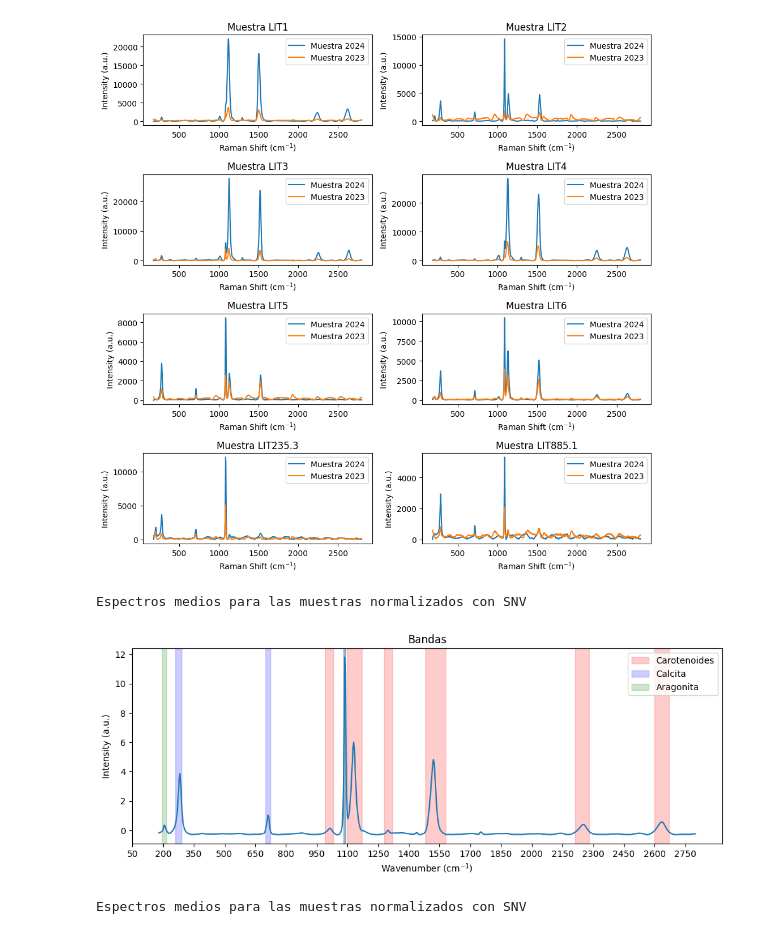
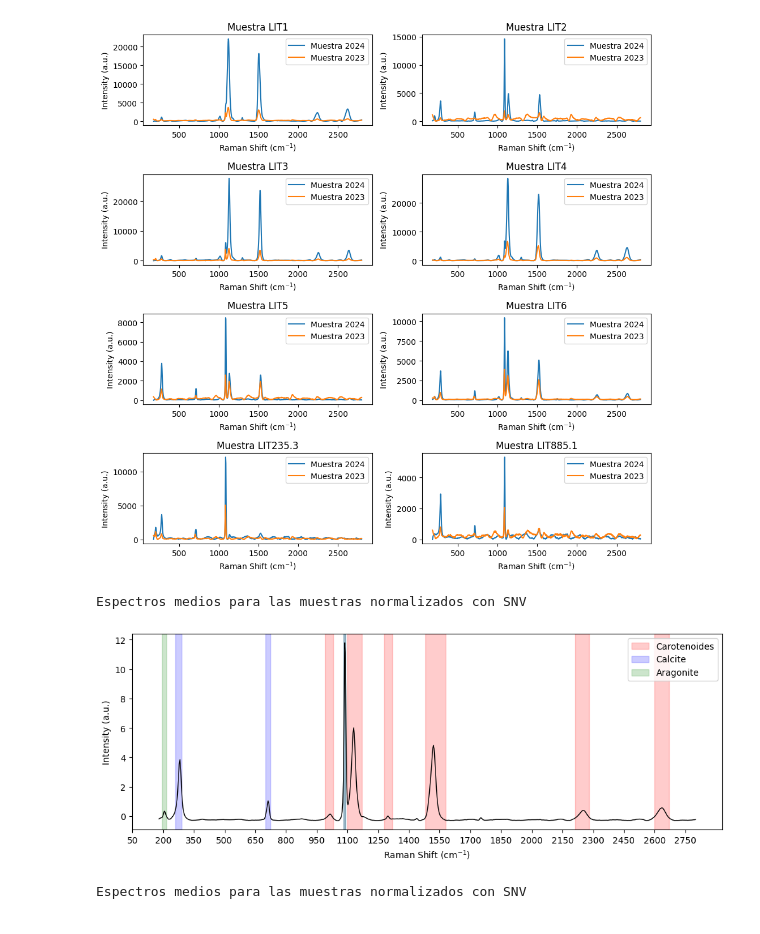
Before and after one commit to andreaperezasen/TFM-ML-Raman-Conchas-Arqueologicas, a Jupyter notebook: Code/Notebooks/plot_espectros.ipynb, the cells around one changed output. Cells and saved outputs as stored; diff of their text form; code cells hidden in the pictures.

```diff
--- a/Code/Notebooks/plot_espectros.ipynb
+++ b/Code/Notebooks/plot_espectros.ipynb
@@ -26,11 +26,13 @@ from sklearn.metrics import accuracy_score, recall_score, precision_score, f1_sc
 from sklearn.cluster import KMeans, AgglomerativeClustering, DBSCAN, SpectralClustering, Birch
 from sklearn.decomposition import PCA
 
-data_sonda_2023_Matlab_win = pd.read_csv('D:\OneDrive - UNICAN\Escritorio\Conchas\CSV_final\data_sonda_2023_preprocesadoMatlab.csv', index_col=[0,1,2,3,4,5,6,7])
-data_sonda_2024_Matlab_win = pd.read_csv('D:\OneDrive - UNICAN\Escritorio\Conchas\CSV_final\data_sonda_2024_preprocesadoMatlab.csv', index_col=[0,1,2,3,4,5,6,7])
+#data_sonda_2023_Matlab_win = pd.read_csv('D:\OneDrive - UNICAN\Escritorio\Conchas\CSV_final\data_sonda_2023_preprocesadoMatlab.csv', index_col=[0,1,2,3,4,5,6,7])
+#data_sonda_2024_Matlab_win = pd.read_csv('D:\OneDrive - UNICAN\Escritorio\Conchas\CSV_final\data_sonda_2024_preprocesadoMatlab.csv', index_col=[0,1,2,3,4,5,6,7])
 
-data_sonda_2024_Matlab = data_sonda_2024_Matlab_win
-data_sonda_2023_Matlab = data_sonda_2023_Matlab_win
+data_sonda_2024_Matlab= pd.read_csv('/Users/drea/Library/CloudStorage/OneDrive-UNICAN/Escritorio/Conchas/CSV_final/data_sonda_2024_preprocesadoMatlab.csv', index_col=[0,1,2,3,4,5,6,7])
+
+#data_sonda_2024_Matlab = data_sonda_2024_Matlab_win
+#data_sonda_2023_Matlab = data_sonda_2023_Matlab_win
 # %% [markdown]
 # Comparación medidas preprocesadas por Matlab de la sonda en 2023 - 2024
 # %%
@@ -116,7 +118,7 @@ def avg_spectrum (data,
 
 
     # Representa el espectro medio con el color correspondiente
-    plt.plot(wavenumber, mean_intensity, label=f'{muestra}')
+    plt.plot(wavenumber, mean_intensity, label=f'{muestra}', color= 'black', lw=1)
 
 
     # Define the x ranges
@@ -151,39 +153,38 @@ def avg_spectrum (data,
   # plt.axvspan(1080,1090, alpha=0.2, color='blue')
 
   # Define the legend labels and colors
-  legend_labels = ['Carotenoides', 'Calcita', 'Aragonita']
+  legend_labels = ['Carotenoides', 'Calcite', 'Aragonite']
   legend_colors = ['red', 'blue', 'green']
 
 
   # Modify the alpha value of the legend colors
   legend_colors_alpha = [color + '0.2' for color in legend_colors]
 
   # Create the legend patches with modified alpha values
  # Create the legend patches without modified alpha values
   legend_patches = [mpatches.Patch(color=color, label=label, alpha=0.2) for color, label in zip(legend_colors, legend_labels)]
 
 # Add the legend to the plot
   plt.legend(handles=legend_patches)
 
 
   # Add the legend to the plot
   plt.legend(handles=legend_patches)
   # Etiquetas y título para el gráfico
-  plt.xlabel("Wavenumber (cm$^{-1}$)")
+  plt.xlabel("Raman Shift (cm$^{-1}$)")
   plt.ylabel('Intensity (a.u.)')
-  plt.title('Bandas')
   plt.xticks(np.arange(50, max(wavenumber)+1, 150), rotation = 0)
 
 
   plt.show()
 
 print('Espectros medios para las muestras normalizados con SNV')
 muestras_ordenadas_2 = ['LIT6']
 for i in muestras_ordenadas_2:
   avg_spectrum(data_sonda_2024_Matlab_snv, [i])
 # %% [output]
 Espectros medios para las muestras normalizados con SNV
-[figure, old version]
+[figure, new version]
 # %%
 import matplotlib.patches as mpatches
 def avg_spectrum (data,
```
Also changed, not shown: parts of 1 cell of this notebook.
